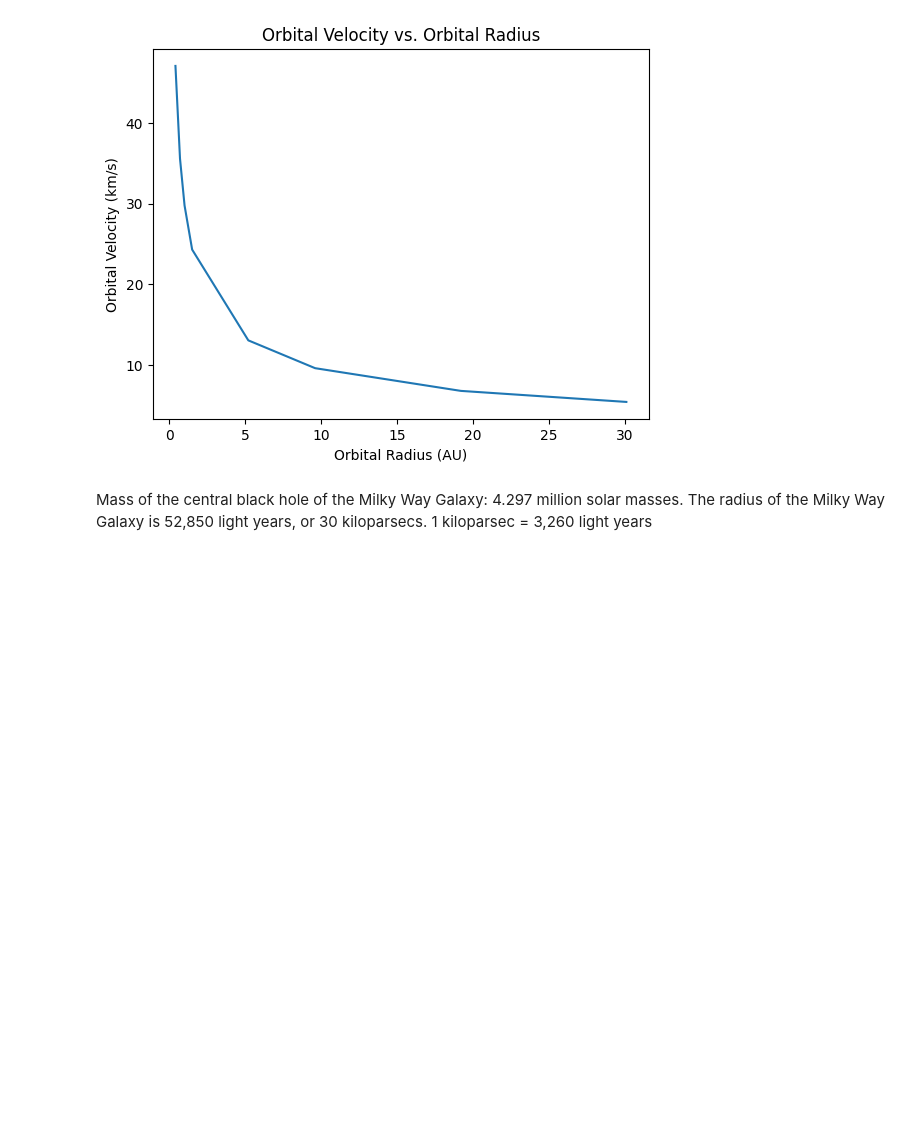
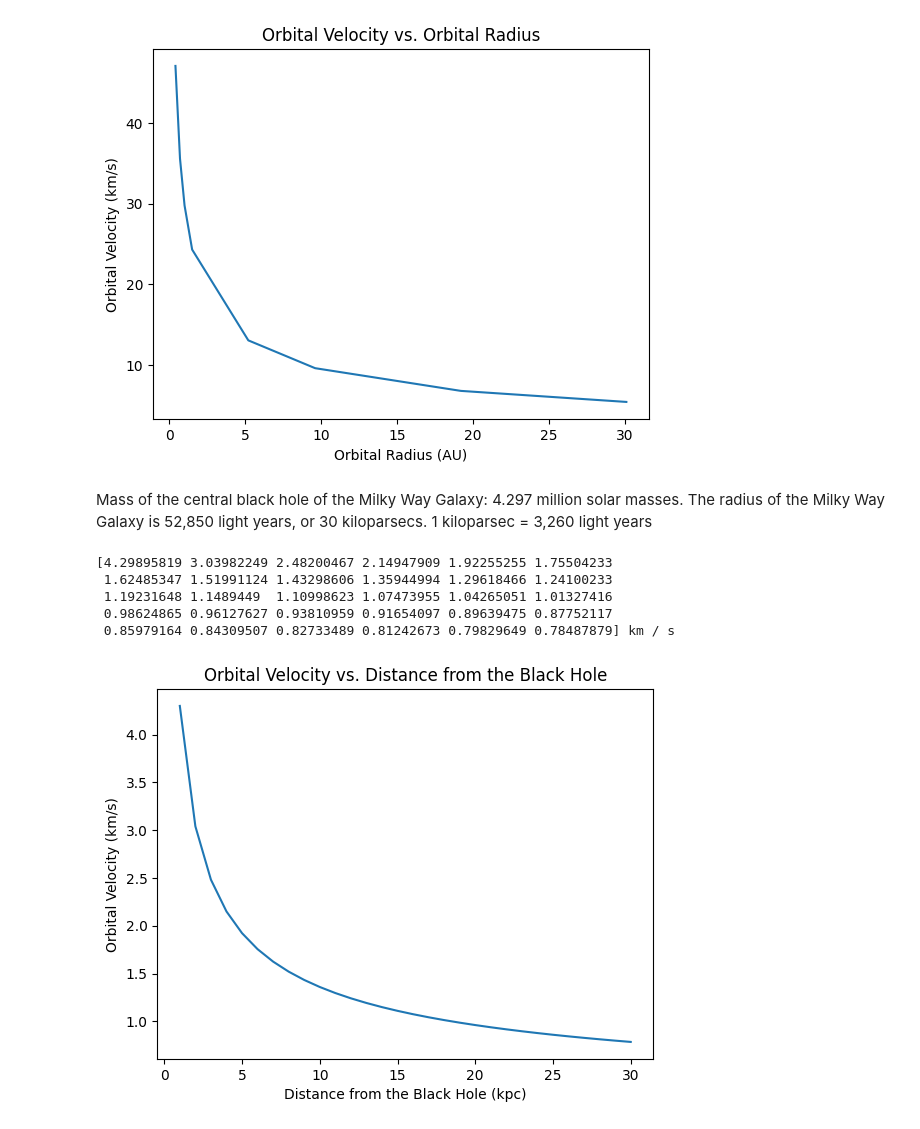
Before and after one commit to Urban186/Astron-1221, a Jupyter notebook: Rotation_Curve_Around_Super_Massive_Black_Hole.ipynb, the cells around one changed output. Cells and saved outputs as stored; diff of their text form; code cells hidden in the pictures; blank space fills up the shorter version.

```diff
--- a/Rotation_Curve_Around_Super_Massive_Black_Hole.ipynb
+++ b/Rotation_Curve_Around_Super_Massive_Black_Hole.ipynb
@@ -62,4 +62,20 @@ The radius of the Milky Way Galaxy is 52,850 light years, or 30 kiloparsecs.
 1 kiloparsec = 3,260 light years
 # %%
 R_distancefromblackhole = np.array([1, 2, 3, 4, 5, 6, 7, 8, 9, 10, 11, 12, 13, 14, 15, 16, 17, 18, 19, 20, 21, 22, 23, 24, 25, 26, 27, 28, 29, 30]) * u.kiloparsec
-M_blackhole = 4,297,000 * u.solMass
+M_blackhole = 4297000 * u.solMass
+v_distancefromblackhole = calculatingOrbitalVelocity(M_blackhole, R_distancefromblackhole)
+print(v_distancefromblackhole.to(u.km/u.s))
+# %% [output]
+[4.29895819 3.03982249 2.48200467 2.14947909 1.92255255 1.75504233
+ 1.62485347 1.51991124 1.43298606 1.35944994 1.29618466 1.24100233
+ 1.19231648 1.1489449  1.10998623 1.07473955 1.04265051 1.01327416
+ 0.98624865 0.96127627 0.93810959 0.91654097 0.89639475 0.87752117
+ 0.85979164 0.84309507 0.82733489 0.81242673 0.79829649 0.78487879] km / s
+# %%
+plt.plot(R_distancefromblackhole, v_distancefromblackhole.to(u.km/u.s))
+plt.xlabel('Distance from the Black Hole (kpc)')
+plt.ylabel('Orbital Velocity (km/s)')
+plt.title('Orbital Velocity vs. Distance from the Black Hole')
+plt.show()
+# %% [output]
+[figure, added]
```
